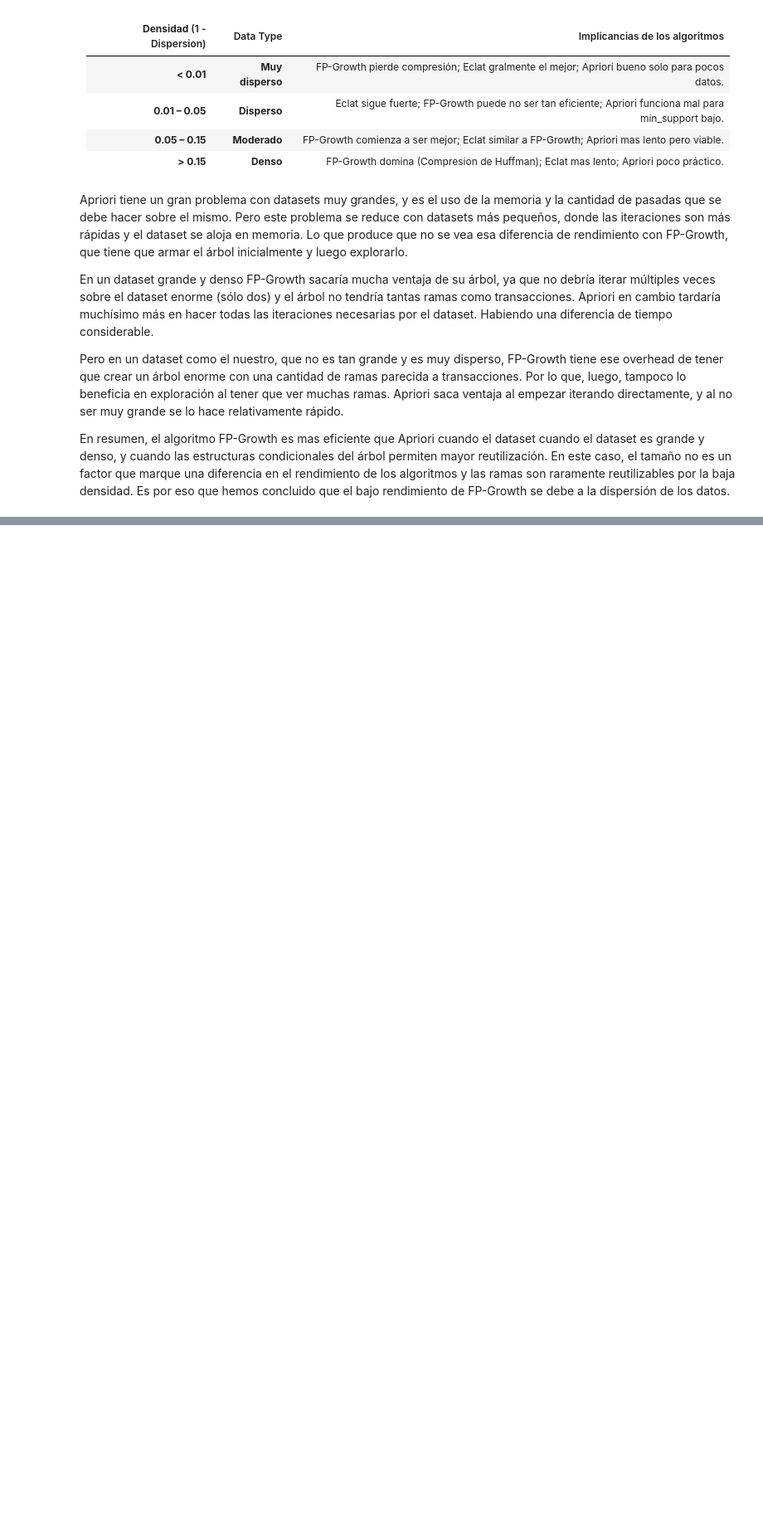
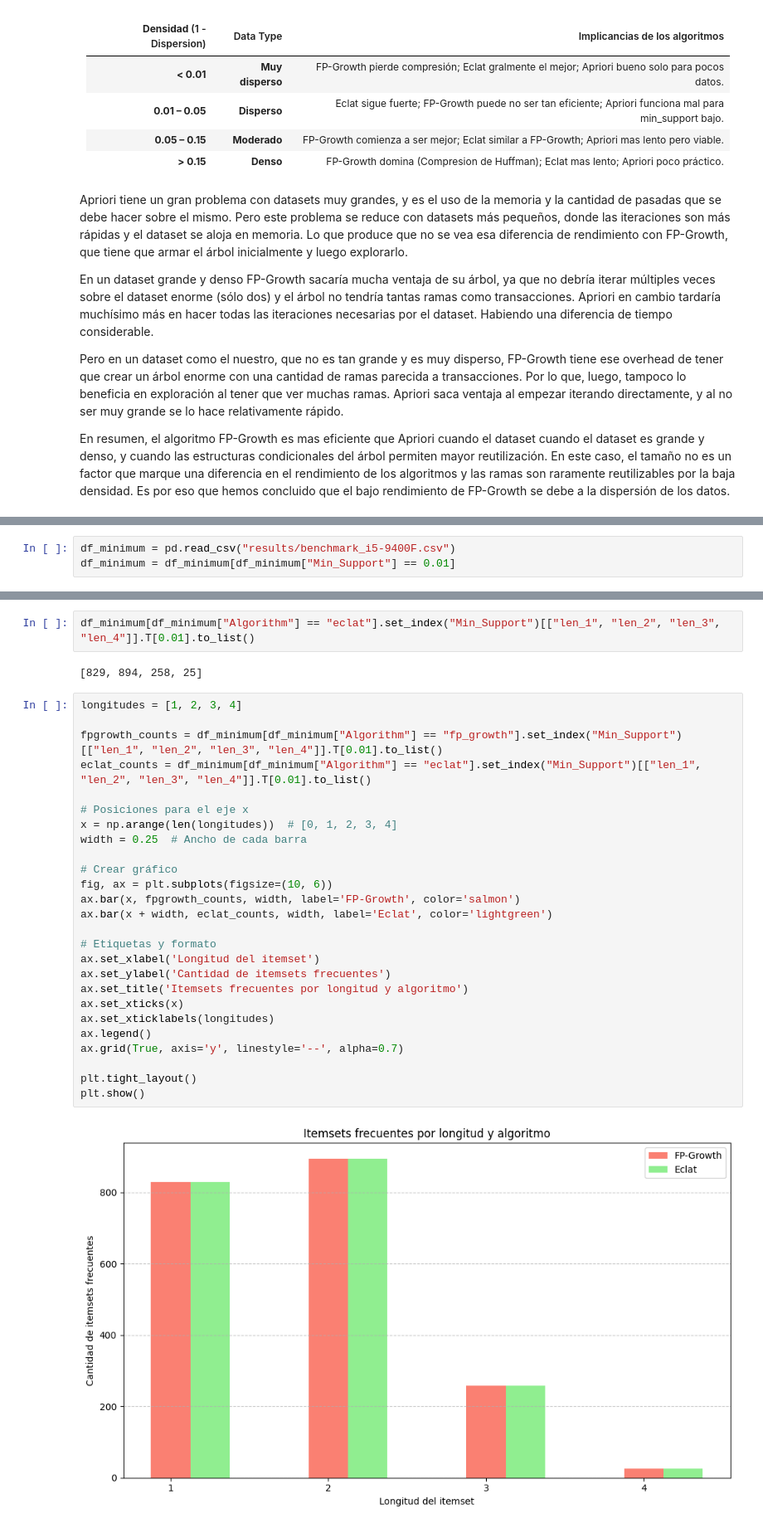
Before and after one commit to PulidoLuciano/benchmark-frequent-itemsets, a Jupyter notebook: results.ipynb, the cells around one changed output, grey strips where cells are left out. Shown at 83% size. Saved outputs shown, nothing was run; the diff lists cells and outputs as text; blank space fills up the shorter version.

```diff
--- a/results.ipynb
+++ b/results.ipynb
@@ -617,0 +620,3 @@ En resumen, el algoritmo FP-Growth es mas eficiente que Apriori cuando el datase
+# %%
+df_minimum = pd.read_csv("results/benchmark_i5-9400F.csv")
+df_minimum = df_minimum[df_minimum["Min_Support"] == 0.01]
@@ -617,0 +633,32 @@ En resumen, el algoritmo FP-Growth es mas eficiente que Apriori cuando el datase
+# %%
+df_minimum[df_minimum["Algorithm"] == "eclat"].set_index("Min_Support")[["len_1", "len_2", "len_3", "len_4"]].T[0.01].to_list()
+# %% [output]
+[829, 894, 258, 25]
+# %%
+longitudes = [1, 2, 3, 4]
+
+fpgrowth_counts = df_minimum[df_minimum["Algorithm"] == "fp_growth"].set_index("Min_Support")[["len_1", "len_2", "len_3", "len_4"]].T[0.01].to_list()
+eclat_counts = df_minimum[df_minimum["Algorithm"] == "eclat"].set_index("Min_Support")[["len_1", "len_2", "len_3", "len_4"]].T[0.01].to_list()
+
+# Posiciones para el eje x
+x = np.arange(len(longitudes))  # [0, 1, 2, 3, 4]
+width = 0.25  # Ancho de cada barra
+
+# Crear gráfico
+fig, ax = plt.subplots(figsize=(10, 6))
+ax.bar(x, fpgrowth_counts, width, label='FP-Growth', color='salmon')
+ax.bar(x + width, eclat_counts, width, label='Eclat', color='lightgreen')
+
+# Etiquetas y formato
+ax.set_xlabel('Longitud del itemset')
+ax.set_ylabel('Cantidad de itemsets frecuentes')
+ax.set_title('Itemsets frecuentes por longitud y algoritmo')
+ax.set_xticks(x)
+ax.set_xticklabels(longitudes)
+ax.legend()
+ax.grid(True, axis='y', linestyle='--', alpha=0.7)
+
+plt.tight_layout()
+plt.show()
+# %% [output]
+[figure, added]
```
Also changed, not shown: parts of 19 cells of this notebook, 5 other files.
